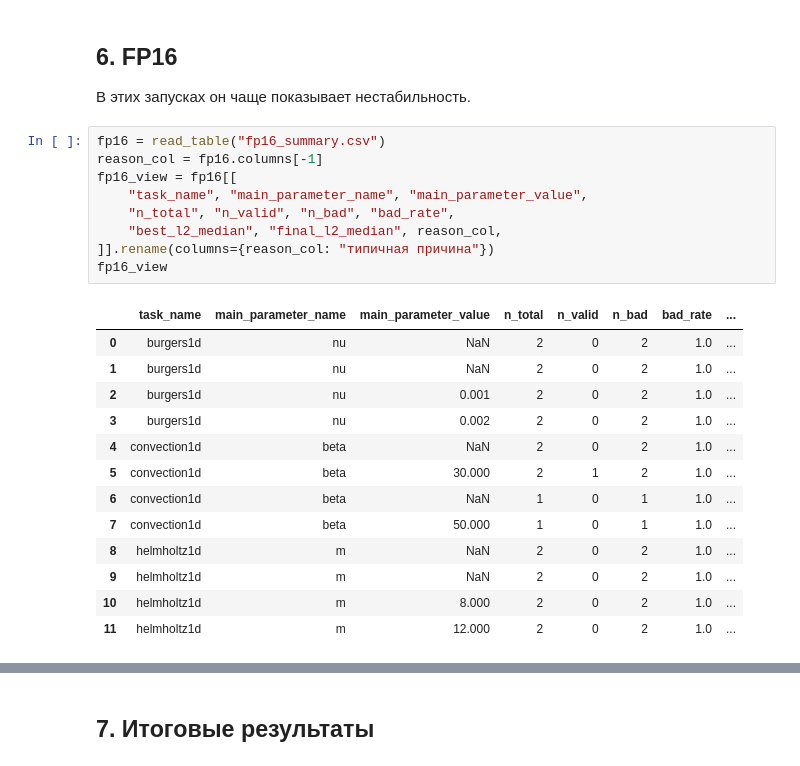
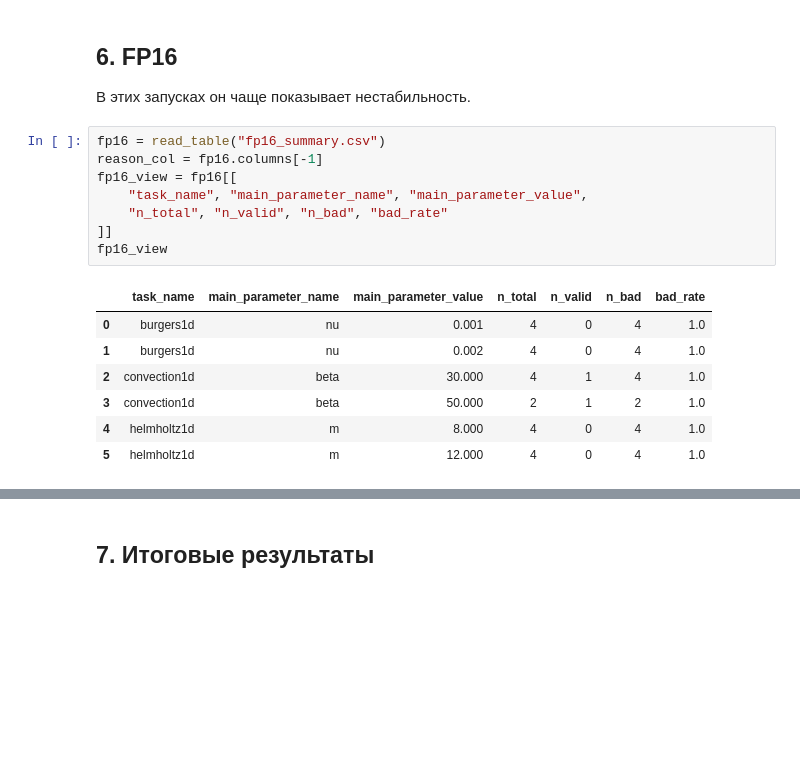
Before and after one commit to masousmen/PINN_course_work, a Jupyter notebook: notebooks/results_summary.ipynb, the cells around one changed output, grey strips where cells are left out. Saved outputs shown, nothing was run; the diff lists cells and outputs as text; blank space fills up the shorter version.

```diff
--- a/notebooks/results_summary.ipynb
+++ b/notebooks/results_summary.ipynb
@@ -253,26 +249,19 @@ show_img("report_diagnostic_seed_sensitive.png")
 # %%
 fp16 = read_table("fp16_summary.csv")
 reason_col = fp16.columns[-1]
 fp16_view = fp16[[
     "task_name", "main_parameter_name", "main_parameter_value",
-    "n_total", "n_valid", "n_bad", "bad_rate",
-    "best_l2_median", "final_l2_median", reason_col,
-]].rename(columns={reason_col: "типичная причина"})
+    "n_total", "n_valid", "n_bad", "bad_rate"
+]]
 fp16_view
 # %% [output]
-|  | task_name | main_parameter_name | main_parameter_value | n_total | n_valid | n_bad | bad_rate | ... |
-| 0 | burgers1d | nu | NaN | 2 | 0 | 2 | 1.0 | ... |
-| 1 | burgers1d | nu | NaN | 2 | 0 | 2 | 1.0 | ... |
-| 2 | burgers1d | nu | 0.001 | 2 | 0 | 2 | 1.0 | ... |
-| 3 | burgers1d | nu | 0.002 | 2 | 0 | 2 | 1.0 | ... |
-| 4 | convection1d | beta | NaN | 2 | 0 | 2 | 1.0 | ... |
-| 5 | convection1d | beta | 30.000 | 2 | 1 | 2 | 1.0 | ... |
-| 6 | convection1d | beta | NaN | 1 | 0 | 1 | 1.0 | ... |
-| 7 | convection1d | beta | 50.000 | 1 | 0 | 1 | 1.0 | ... |
-| 8 | helmholtz1d | m | NaN | 2 | 0 | 2 | 1.0 | ... |
-| 9 | helmholtz1d | m | NaN | 2 | 0 | 2 | 1.0 | ... |
-| 10 | helmholtz1d | m | 8.000 | 2 | 0 | 2 | 1.0 | ... |
-| 11 | helmholtz1d | m | 12.000 | 2 | 0 | 2 | 1.0 | ... |
+|  | task_name | main_parameter_name | main_parameter_value | n_total | n_valid | n_bad | bad_rate |
+| 0 | burgers1d | nu | 0.001 | 4 | 0 | 4 | 1.0 |
+| 1 | burgers1d | nu | 0.002 | 4 | 0 | 4 | 1.0 |
+| 2 | convection1d | beta | 30.000 | 4 | 1 | 4 | 1.0 |
+| 3 | convection1d | beta | 50.000 | 2 | 1 | 2 | 1.0 |
+| 4 | helmholtz1d | m | 8.000 | 4 | 0 | 4 | 1.0 |
+| 5 | helmholtz1d | m | 12.000 | 4 | 0 | 4 | 1.0 |
 # %%
 show_img("report_fp16_summary.png")
 # %% [output]
```
Also changed, not shown: parts of 16 cells of this notebook, 22 other files.
